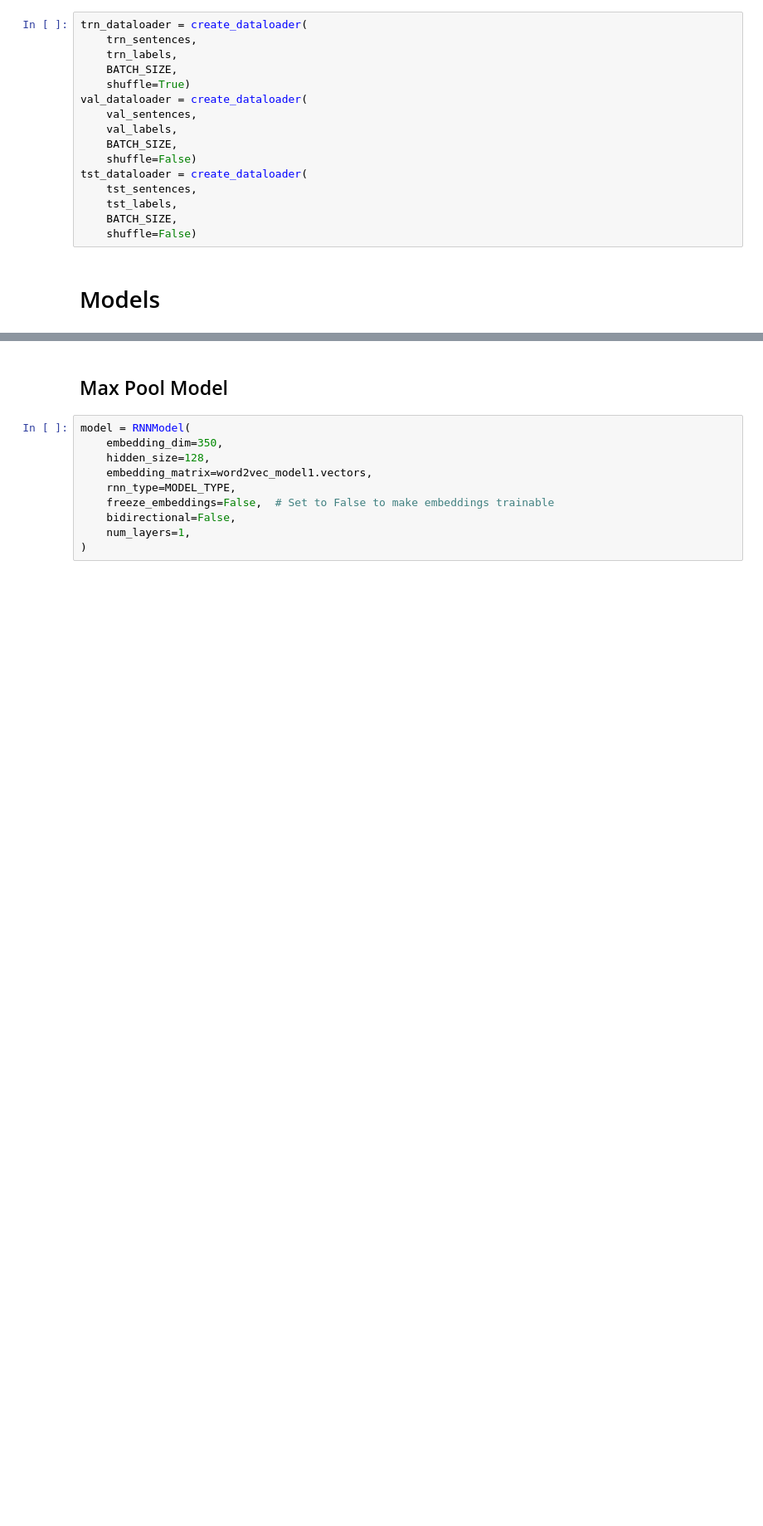
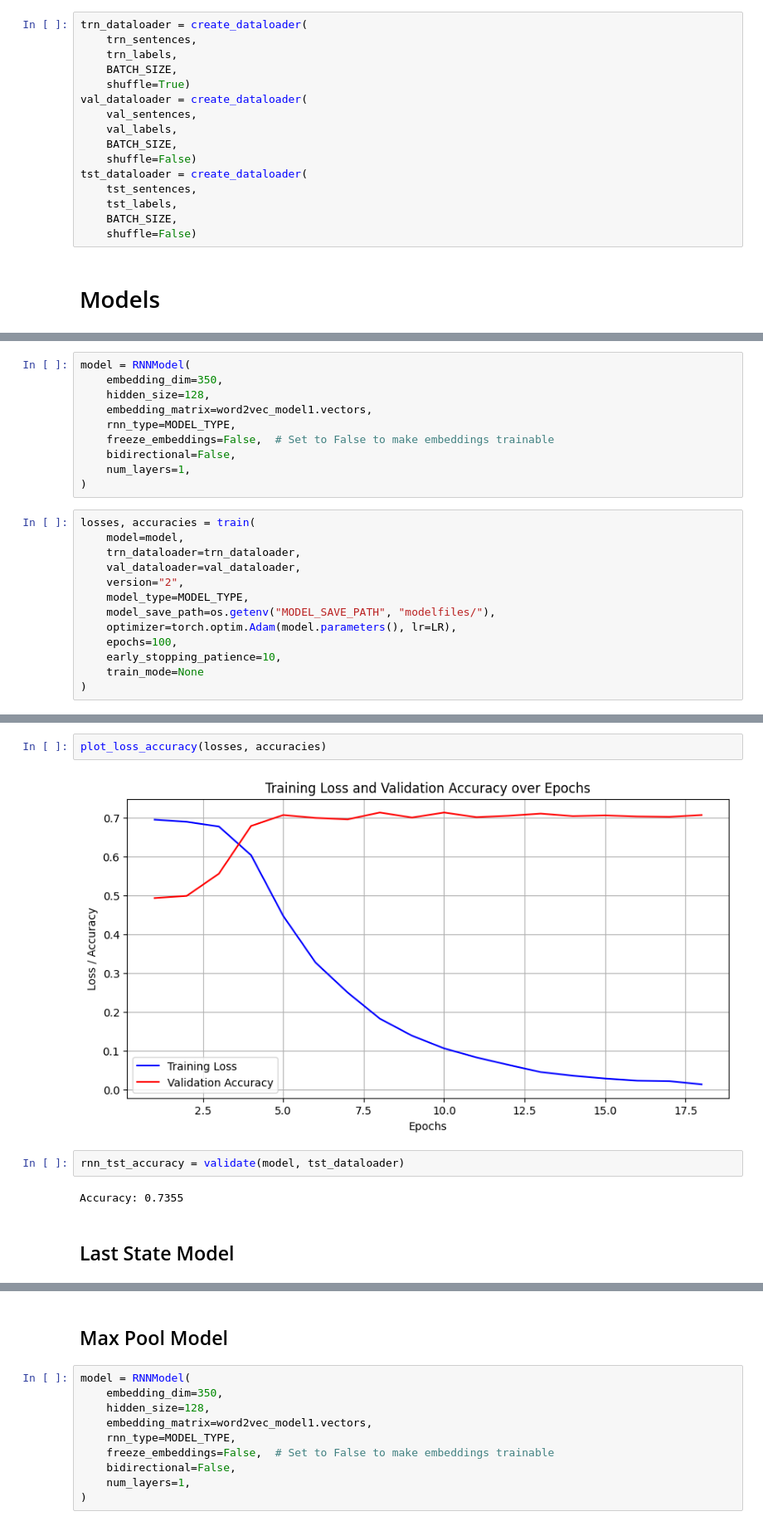
Before and after one commit to qkm2000/sc4002, a Jupyter notebook: Part_3.1.ipynb, the cells around one changed output, grey strips where cells are left out. Shown: that part at 83% size. Drawn from its saved outputs; the diff is of its cells as text; blank space fills up the shorter version.

Commit message:
update: updated models - include all sentence representation extractions for p2, p3.1 and p3.2

```diff
--- a/Part_3.1.ipynb
+++ b/Part_3.1.ipynb
@@ -90,0 +96,23 @@ tst_dataloader = create_dataloader(
+# %%
+model = RNNModel(
+    embedding_dim=350,
+    hidden_size=128,
+    embedding_matrix=word2vec_model1.vectors,
+    rnn_type=MODEL_TYPE,
+    freeze_embeddings=False,  # Set to False to make embeddings trainable
+    bidirectional=False,
+    num_layers=1,
+)
+# %%
+losses, accuracies = train(
+    model=model,
+    trn_dataloader=trn_dataloader,
+    val_dataloader=val_dataloader,
+    version="2",
+    model_type=MODEL_TYPE,
+    model_save_path=os.getenv("MODEL_SAVE_PATH", "modelfiles/"),
+    optimizer=torch.optim.Adam(model.parameters(), lr=LR),
+    epochs=100,
+    early_stopping_patience=10,
+    train_mode=None
+)
@@ -90,0 +137,10 @@ tst_dataloader = create_dataloader(
+# %%
+plot_loss_accuracy(losses, accuracies)
+# %% [output]
+[figure, added]
+# %%
+rnn_tst_accuracy = validate(model, tst_dataloader)
+# %% [output]
+Accuracy: 0.7355
+# %% [markdown]
+## Last State Model
```
Also changed, not shown: parts of 23 cells of this notebook, 2 other files.
